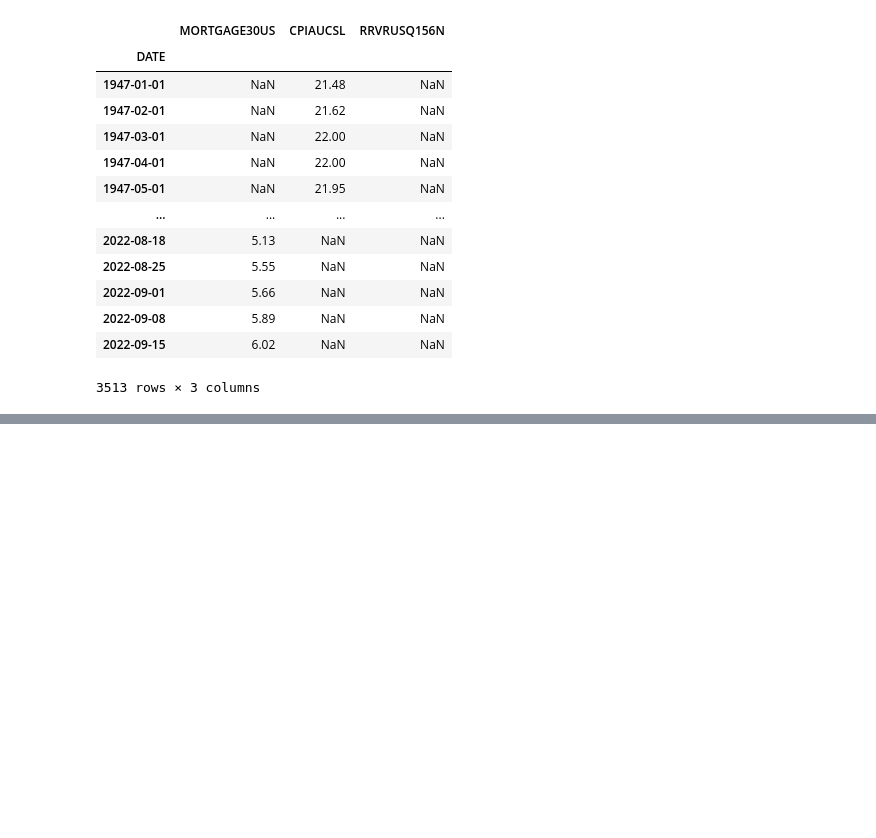
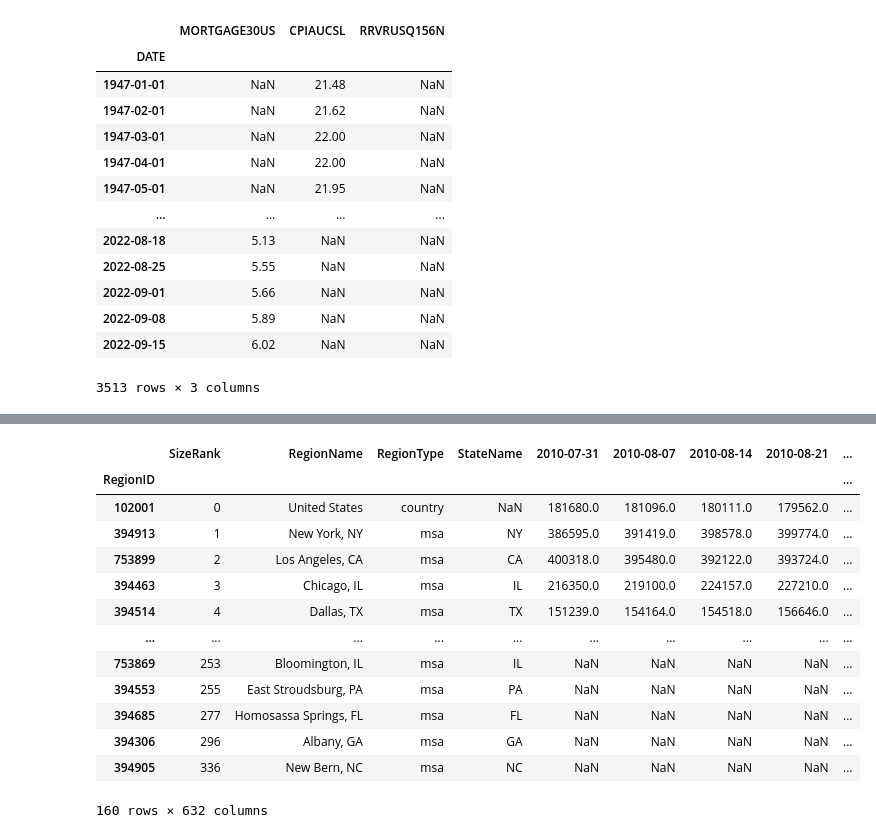
Before and after one commit to Oussamahajoui/US-house-prices-predictions, a Jupyter notebook: UShouseprices.ipynb, the cells around one changed output, grey strips where cells are left out. Cells and saved outputs as stored; diff of their text form; code cells hidden in the pictures; blank space fills up the shorter version.

```diff
--- a/UShouseprices.ipynb
+++ b/UShouseprices.ipynb
@@ -45,0 +69,22 @@ fed_data
+# %%
+#loading the Zillow files
+zillow_files = ['Metro_median_sale_price_uc_sfrcondo_sm_sa_week.csv','Metro_zhvi_uc_sfrcondo_tier_0.33_0.67_sm_sa_month.csv']
+zillow_dfs = [pd.read_csv(f, parse_dates=True, index_col=0) for f in zillow_files]
+# %%
+#visualizing Zillow median sale price data
+zillow_dfs[0]
+# %% [output]
+|  | SizeRank | RegionName | RegionType | StateName | 2010-07-31 | 2010-08-07 | 2010-08-14 | 2010-08-21 | ... |
+| RegionID |  |  |  |  |  |  |  |  | ... |
+| 102001 | 0 | United States | country | NaN | 181680.0 | 181096.0 | 180111.0 | 179562.0 | ... |
+| 394913 | 1 | New York, NY | msa | NY | 386595.0 | 391419.0 | 398578.0 | 399774.0 | ... |
+| 753899 | 2 | Los Angeles, CA | msa | CA | 400318.0 | 395480.0 | 392122.0 | 393724.0 | ... |
+| 394463 | 3 | Chicago, IL | msa | IL | 216350.0 | 219100.0 | 224157.0 | 227210.0 | ... |
+| 394514 | 4 | Dallas, TX | msa | TX | 151239.0 | 154164.0 | 154518.0 | 156646.0 | ... |
+| ... | ... | ... | ... | ... | ... | ... | ... | ... | ... |
+| 753869 | 253 | Bloomington, IL | msa | IL | NaN | NaN | NaN | NaN | ... |
+| 394553 | 255 | East Stroudsburg, PA | msa | PA | NaN | NaN | NaN | NaN | ... |
+| 394685 | 277 | Homosassa Springs, FL | msa | FL | NaN | NaN | NaN | NaN | ... |
+| 394306 | 296 | Albany, GA | msa | GA | NaN | NaN | NaN | NaN | ... |
+| 394905 | 336 | New Bern, NC | msa | NC | NaN | NaN | NaN | NaN | ... |
+160 rows × 632 columns
```
Also changed, not shown: parts of 37 cells of this notebook.
